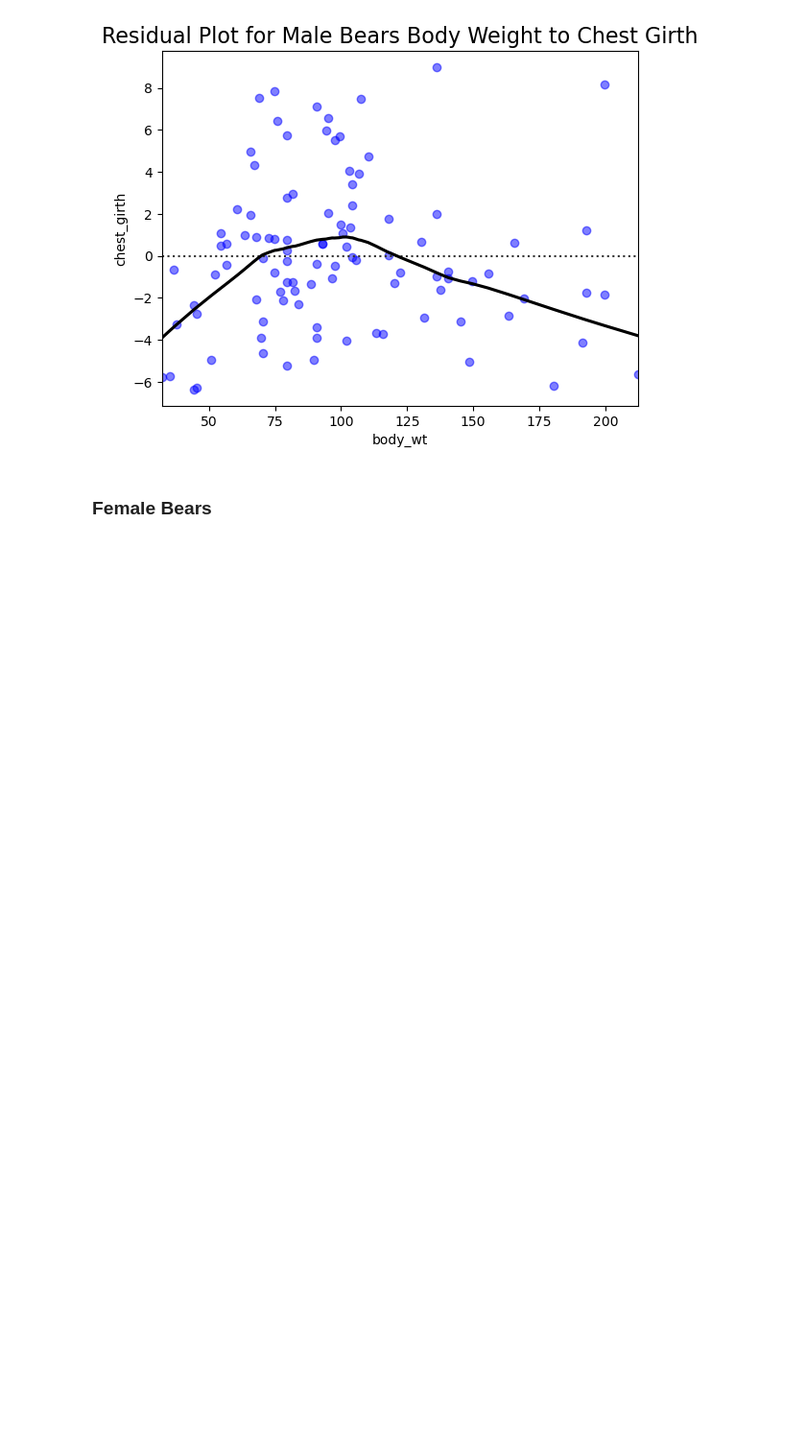
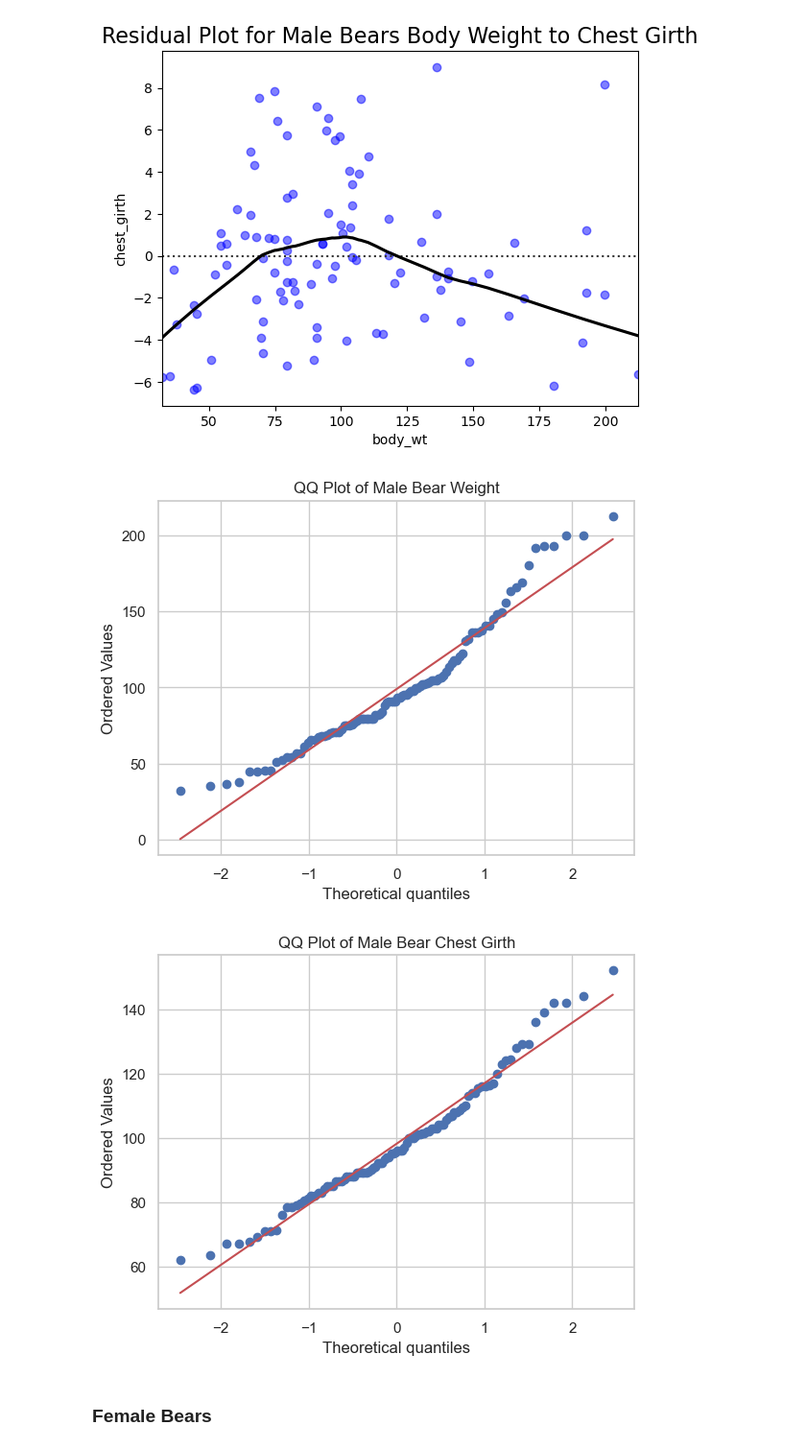
Before and after one commit to Rene-Jacobs/bear_analysis, a Jupyter notebook: bear_analysis.ipynb, the cells around one changed output. Shown at 96% size. Cells and saved outputs as stored; diff of their text form; code cells hidden in the pictures; blank space fills up the shorter version.

```diff
--- a/bear_analysis.ipynb
+++ b/bear_analysis.ipynb
@@ -368,6 +368,20 @@ plt.title('Residual Plot for Male Bears Body Weight to Chest Girth', fontsize=16
 # %% [output]
 Text(0.5, 1.0, 'Residual Plot for Male Bears Body Weight to Chest Girth')
 [figure]
+# %%
+# Create a QQ plot to check for normality
+# QQ Plot for Male Bears Body Weight to Chest Girth
+st.probplot(male_bears_df['body_wt'], plot=plt)
+plt.title('QQ Plot of Male Bear Weight')
+plt.show()
+
+# QQ Plot for Male Bears chest girth
+st.probplot(male_bears_df['chest_girth'], plot=plt)
+plt.title('QQ Plot of Male Bear Chest Girth')
+plt.show()
+# %% [output]
+[figure, added]
+[figure, added]
 # %% [markdown]
 ### Female Bears
 # %%
```
Also changed, not shown: parts of 5 cells of this notebook, 1 other file.
